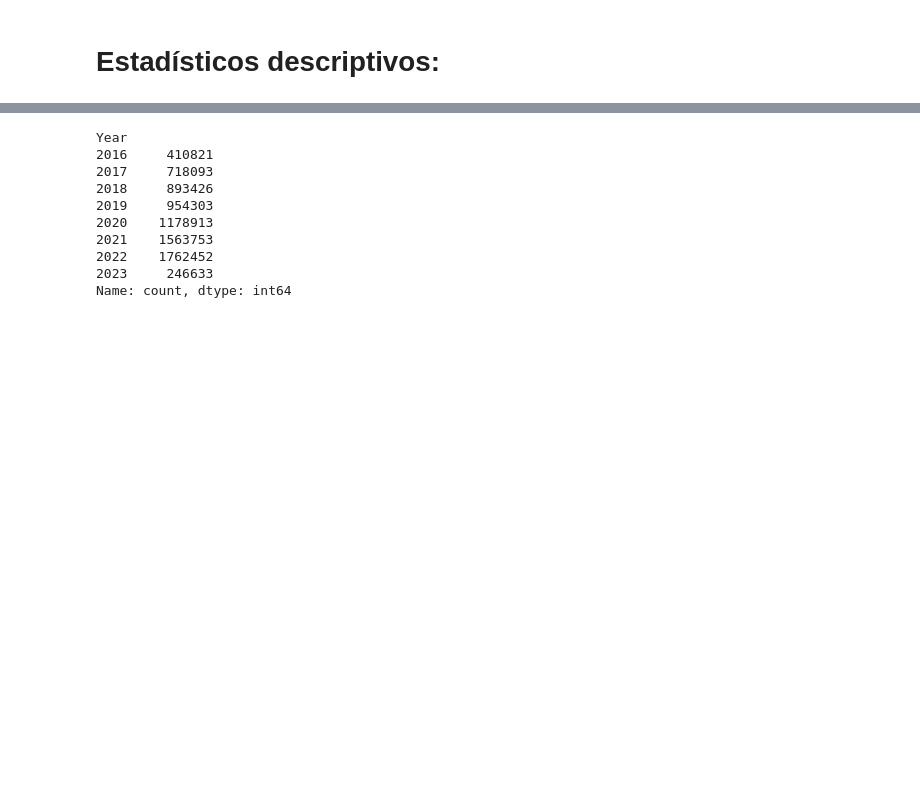
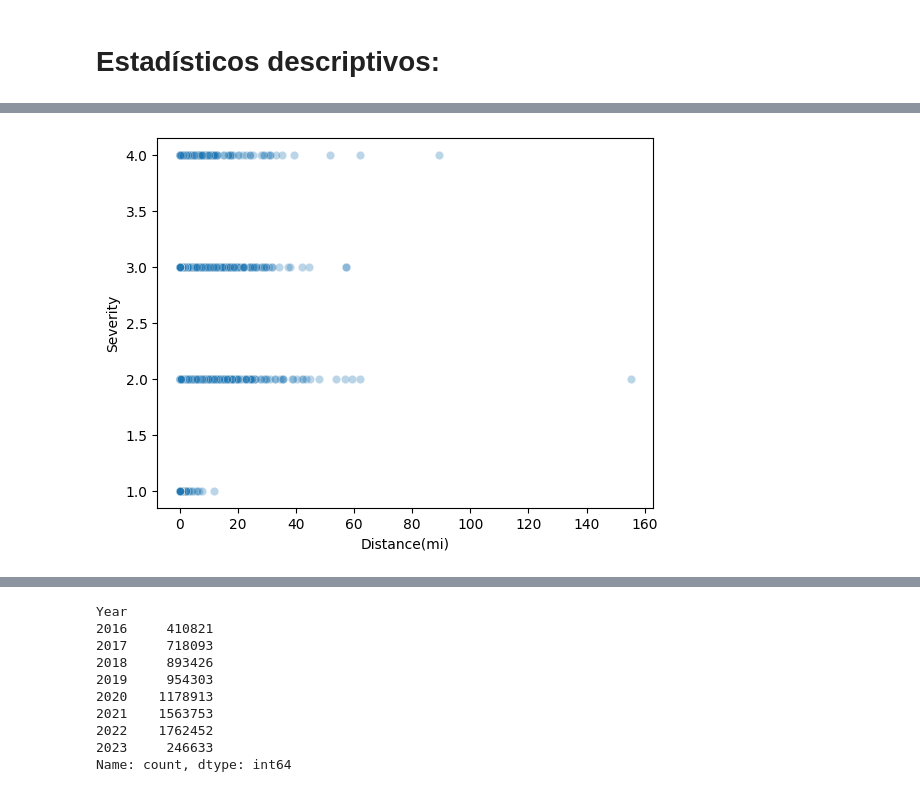
Before and after one commit to KAGmay05/Traffic_Accidents_Stats_Analysis, a Jupyter notebook: Analisis_Exploratorio_Datos.ipynb, the cells around one changed output, grey strips where cells are left out. Cells and saved outputs as stored; diff of their text form; code cells hidden in the pictures; blank space fills up the shorter version.

```diff
--- a/Analisis_Exploratorio_Datos.ipynb
+++ b/Analisis_Exploratorio_Datos.ipynb
@@ -52,0 +114,10 @@ Index(['ID', 'Source', 'Severity', 'Start_Time', 'End_Time', 'Start_Lat',
+# %%
+sns.scatterplot(
+    data=df.sample(100_000),
+    x='Distance(mi)',
+    y='Severity',
+    alpha=0.3
+)
+plt.show()
+# %% [output]
+[figure, added]
```
Also changed, not shown: parts of 25 cells of this notebook.
